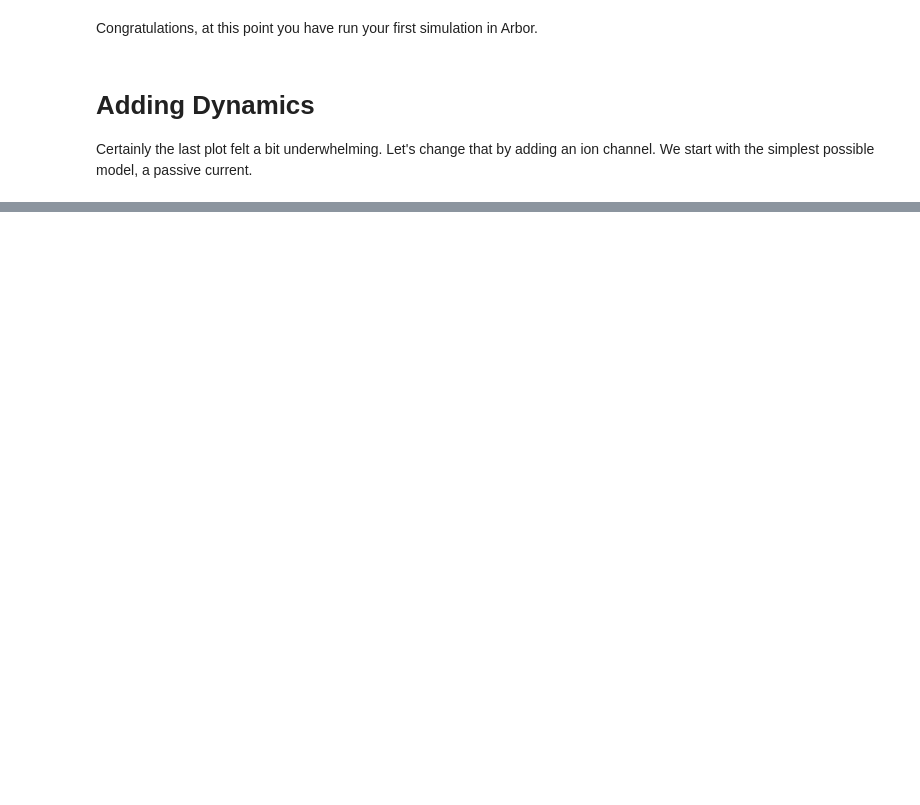
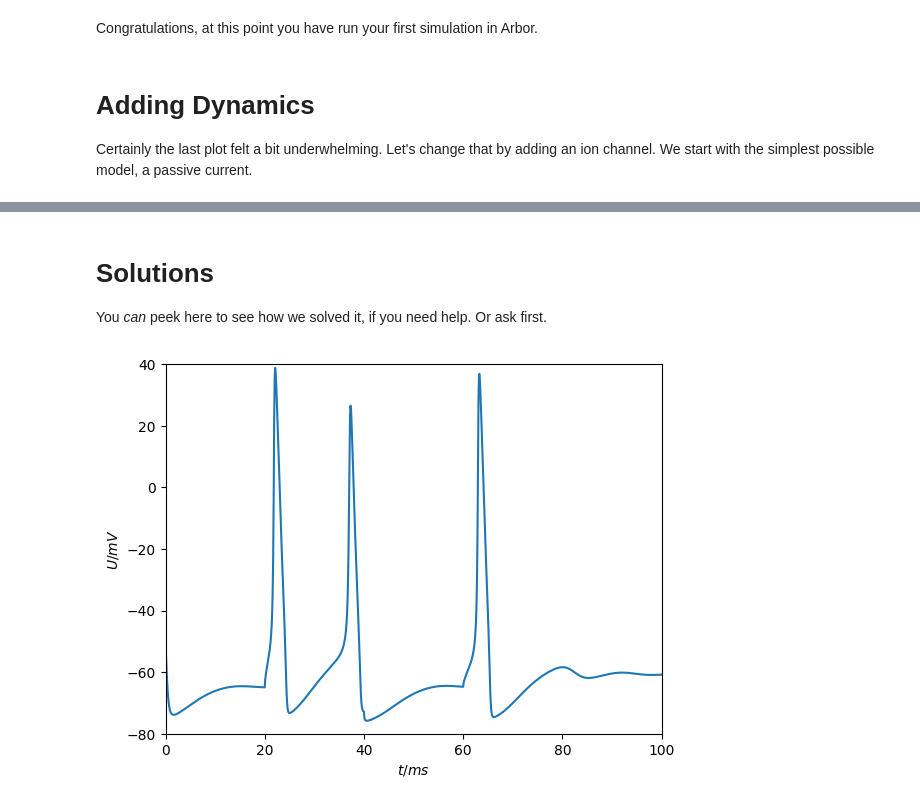
Before and after one commit to thorstenhater/arbor-tutorial, a Jupyter notebook: arbor-tutorial.ipynb, the cells around one changed output, grey strips where cells are left out. Cells and saved outputs as stored; diff of their text form; code cells hidden in the pictures; blank space fills up the shorter version.

```diff
--- a/arbor-tutorial.ipynb
+++ b/arbor-tutorial.ipynb
@@ -134,0 +151,13 @@ Still, nothing much is happening in our model.
+# %% [markdown]
+# Solutions
+
+You _can_ peek here to see how we solved it, if you need help. Or ask first.
+# %%
+dec = A.decor()
+dec.paint('(all)', Vm = -50)
+dec.paint('(all)', A.density('hh'))
+dec.place('(location 0 0.5)', A.iclamp(tstart=20, duration=20, current=1), 'current')
+dec.place('(location 0 0.5)', A.iclamp(tstart=60, duration=80, current=0.5), 'current')
+run_single_cell(mrf, dec)
+# %% [output]
+[figure, new version]
```
Also changed, not shown: parts of 8 cells of this notebook.
